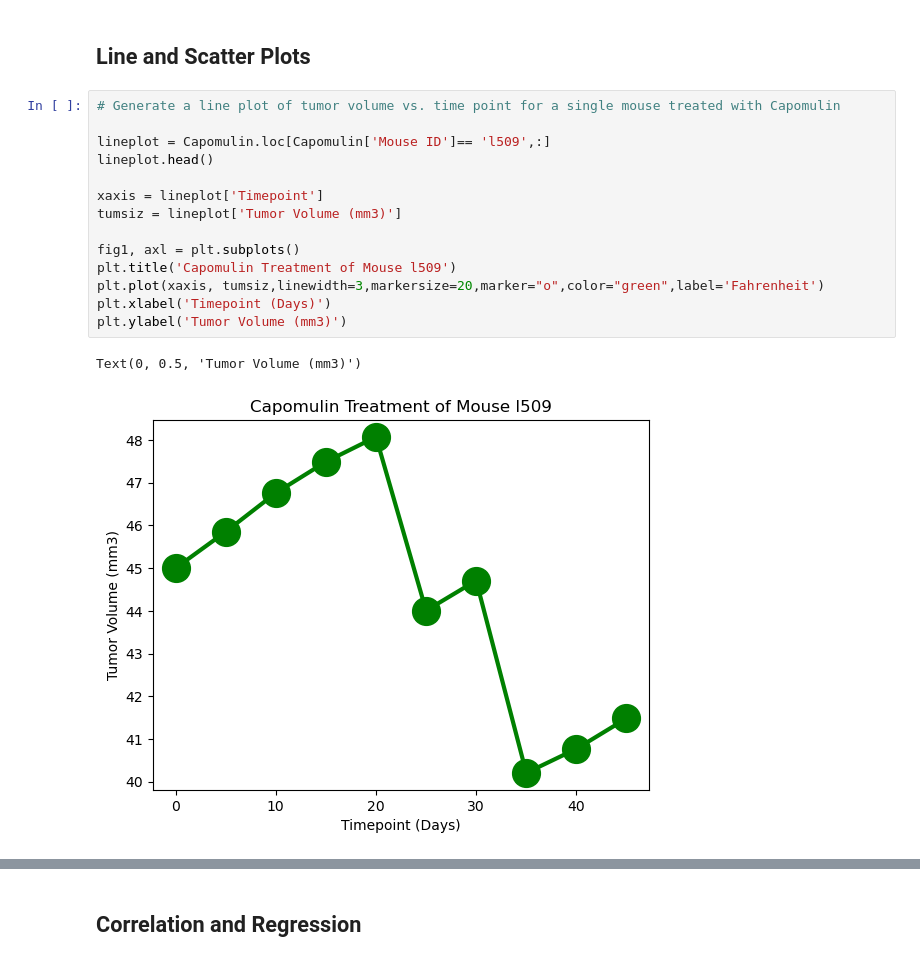
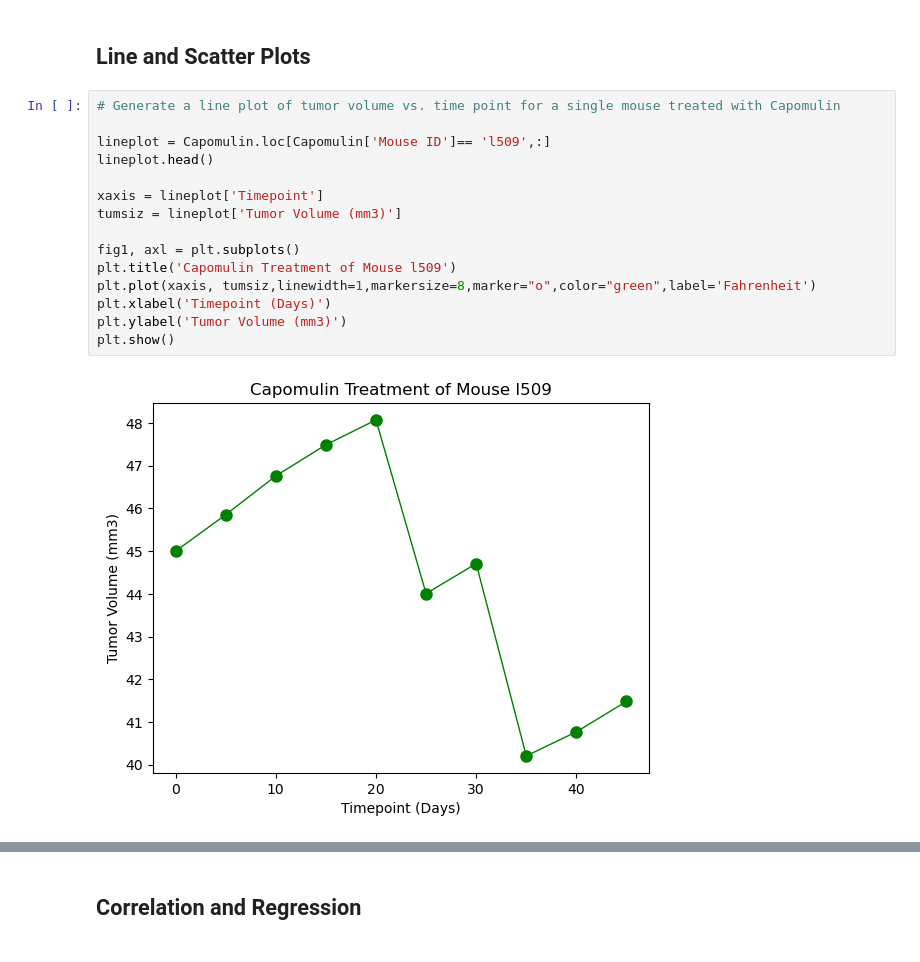
Before and after one commit to AdrianD1021/pymaceuticals, a Jupyter notebook: Starter_Code/Pymaceuticals/pymaceuticals_starter.ipynb, the cells around one changed output, grey strips where cells are left out. Saved outputs shown, nothing was run; the diff lists cells and outputs as text.

```diff
--- a/Starter_Code/Pymaceuticals/pymaceuticals_starter.ipynb
+++ b/Starter_Code/Pymaceuticals/pymaceuticals_starter.ipynb
@@ -457,17 +457,17 @@ plt.show()
 # %%
 # Generate a line plot of tumor volume vs. time point for a single mouse treated with Capomulin
 
 lineplot = Capomulin.loc[Capomulin['Mouse ID']== 'l509',:]
 lineplot.head()
 
 xaxis = lineplot['Timepoint']
 tumsiz = lineplot['Tumor Volume (mm3)']
 
 fig1, axl = plt.subplots()
 plt.title('Capomulin Treatment of Mouse l509')
-plt.plot(xaxis, tumsiz,linewidth=3,markersize=20,marker="o",color="green",label='Fahrenheit')
+plt.plot(xaxis, tumsiz,linewidth=1,markersize=8,marker="o",color="green",label='Fahrenheit')
 plt.xlabel('Timepoint (Days)')
 plt.ylabel('Tumor Volume (mm3)')
+plt.show()
 # %% [output]
-Text(0, 0.5, 'Tumor Volume (mm3)')
-[figure, old version]
+[figure, new version]
```
Also changed, not shown: parts of 6 cells of this notebook.
